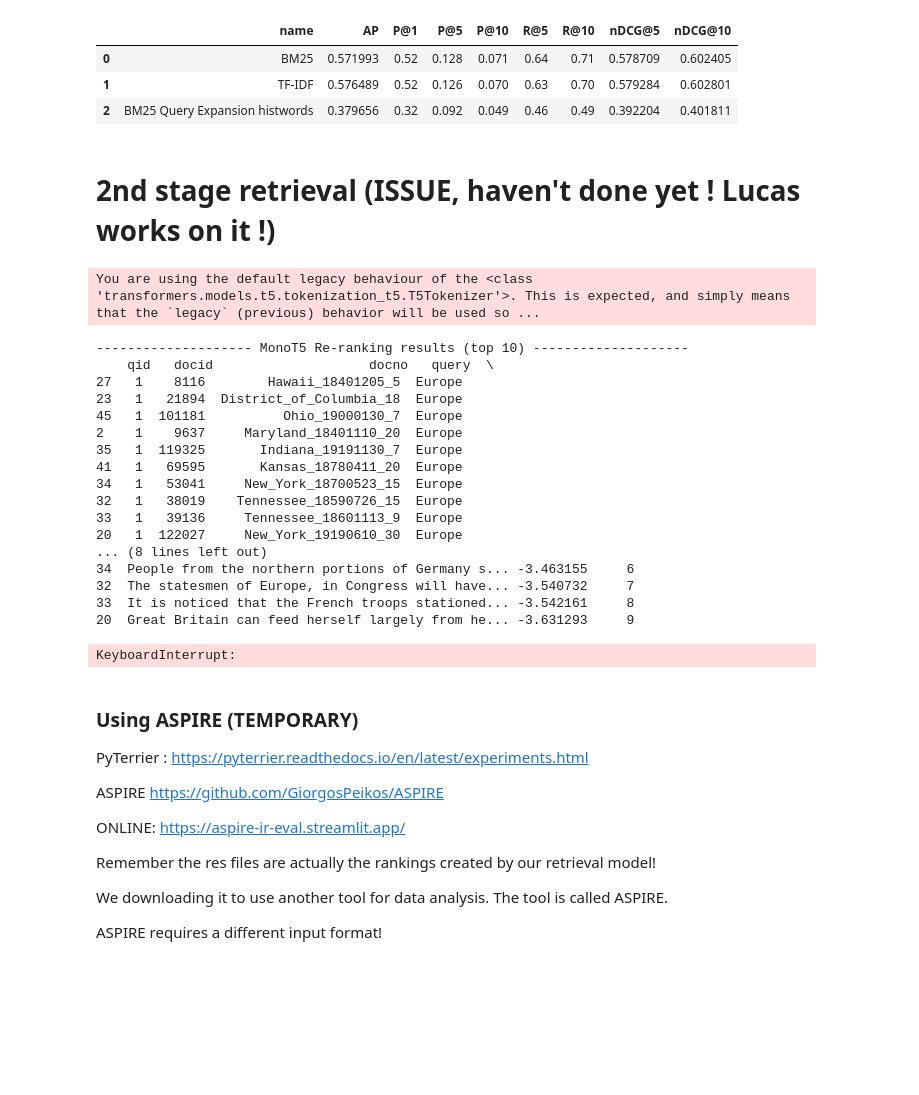
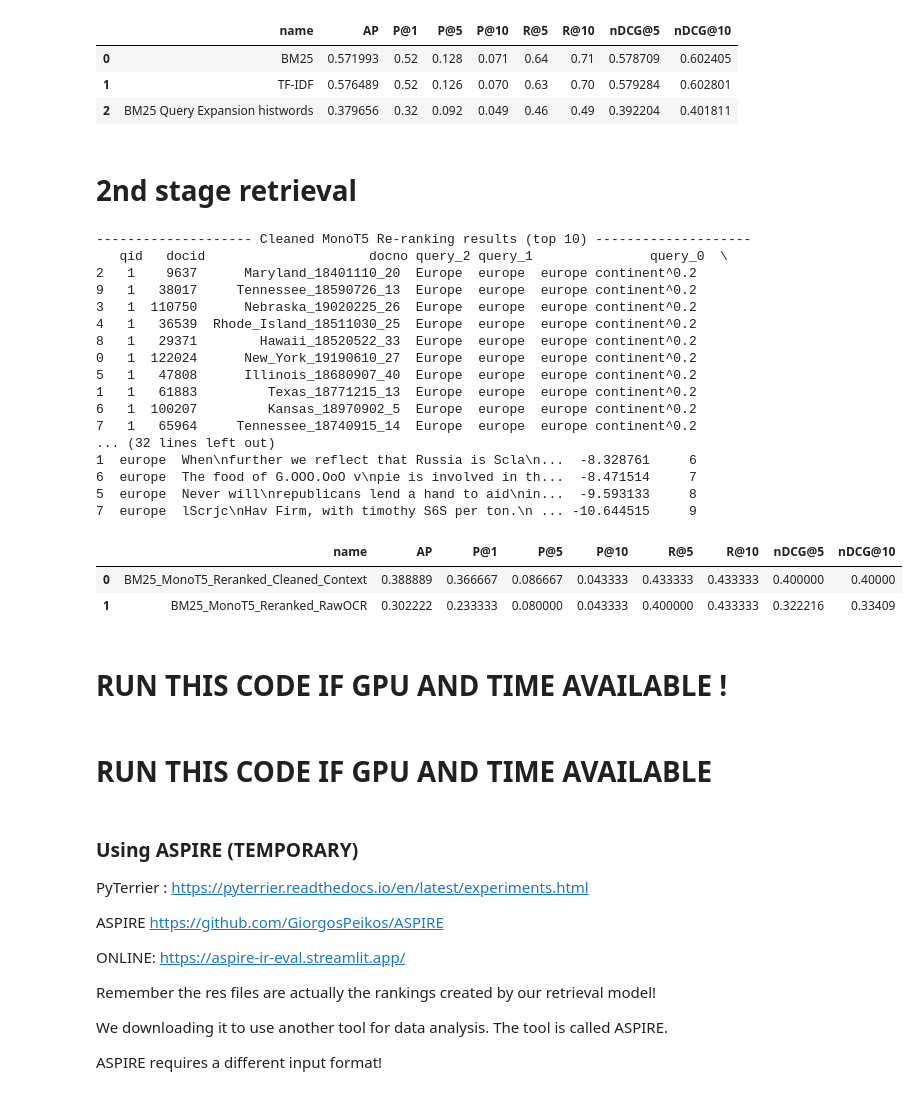
Before and after one commit to OmerSherman/IRProject, a Jupyter notebook: Historical News Question Answering.ipynb, the cells around one changed output. Cells and saved outputs as stored; diff of their text form; code cells hidden in the pictures; blank space fills up the shorter version.

```diff
--- a/Historical News Question Answering.ipynb
+++ b/Historical News Question Answering.ipynb
@@ -764,57 +711,76 @@ experiment_results.to_csv("experiment_results_all_queries.csv", index=False)
 | 1 | TF-IDF | 0.576489 | 0.52 | 0.126 | 0.070 | 0.63 | 0.70 | 0.579284 | 0.602801 |
 | 2 | BM25 Query Expansion histwords | 0.379656 | 0.32 | 0.092 | 0.049 | 0.46 | 0.49 | 0.392204 | 0.401811 |
 # %% [markdown]
-# 2nd stage retrieval (ISSUE, haven't done yet ! Lucas works on it !)
+# 2nd stage retrieval
 # %%
 # Initialize MonoT5ReRanker
 monoT5_reranker = MonoT5ReRanker(batch_size=8)
+monoT5_cleaned_reranker = (
+    query_pipeline
+    >> bm25_1st_stage_retrieval
+    >> pt.text.get_text(index, "context")
+    >> pt.apply.generic(lambda df: df.rename(columns={'context': 'text'}))
+    >> monoT5_reranker
+)
 
-monoT5_pipeline = bm25_1st_stage_retrieval >> pt.text.get_text(index, 'text') >> monoT5_reranker
+# Correction pour l'OCR brut
+monoT5_raw_ocr_reranker = (
+    query_pipeline
+    >> bm25_1st_stage_retrieval
+    >> pt.text.get_text(index, "raw_ocr")
+    >> pt.apply.generic(lambda df: df.rename(columns={'raw_ocr': 'text'}))
+    >> monoT5_reranker
+)
 
 query = "Europe"
-monoT5_results = monoT5_pipeline.search(query)
-print('-------------------- MonoT5 Re-ranking results (top 10) --------------------\n', monoT5_results.head(10))
+monoT5_cleaned_results = monoT5_cleaned_reranker.search(query)
+monoT5_raw_ocr_results = monoT5_raw_ocr_reranker.search(query)
+print('-------------------- Cleaned MonoT5 Re-ranking results (top 10) --------------------\n', monoT5_cleaned_results.head(10))
+print('-------------------- OCR MonoT5 Re-ranking results (top 10) --------------------\n', monoT5_raw_ocr_results.head(10))
 # %% [output]
-You are using the default legacy behaviour of the <class 'transformers.models.t5.tokenization_t5.T5Tokenizer'>. This is expected, and simply means that the `legacy` (previous) behavior will be used so ...
+-------------------- Cleaned MonoT5 Re-ranking results (top 10) --------------------
+   qid   docid                     docno query_2 query_1               query_0  \
+2   1    9637      Maryland_18401110_20  Europe  europe  europe continent^0.2
+9   1   38017     Tennessee_18590726_13  Europe  europe  europe continent^0.2
+3   1  110750      Nebraska_19020225_26  Europe  europe  europe continent^0.2
+4   1   36539  Rhode_Island_18511030_25  Europe  europe  europe continent^0.2
+8   1   29371        Hawaii_18520522_33  Europe  europe  europe continent^0.2
+0   1  122024      New_York_19190610_27  Europe  europe  europe continent^0.2
+5   1   47808      Illinois_18680907_40  Europe  europe  europe continent^0.2
+1   1   61883         Texas_18771215_13  Europe  europe  europe continent^0.2
+6   1  100207         Kansas_18970902_5  Europe  europe  europe continent^0.2
+7   1   65964     Tennessee_18740915_14  Europe  europe  europe continent^0.2
+... (32 lines left out)
+1  europe  When\nfurther we reflect that Russia is Scla\n...  -8.328761     6
+6  europe  The food of G.OOO.OoO v\npie is involved in th...  -8.471514     7
+5  europe  Never will\nrepublicans lend a hand to aid\nin...  -9.593133     8
+7  europe  lScrjc\nHav Firm, with timothy S6S per ton.\n ... -10.644515     9
--------------------- MonoT5 Re-ranking results (top 10) --------------------
-    qid   docid                    docno   query  \
-27   1    8116        Hawaii_18401205_5  Europe
-23   1   21894  District_of_Columbia_18  Europe
-45   1  101181          Ohio_19000130_7  Europe
-2    1    9637     Maryland_18401110_20  Europe
-35   1  119325       Indiana_19191130_7  Europe
-41   1   69595       Kansas_18780411_20  Europe
-34   1   53041     New_York_18700523_15  Europe
-32   1   38019    Tennessee_18590726_15  Europe
-33   1   39136     Tennessee_18601113_9  Europe
-20   1  122027     New_York_19190610_30  Europe
-... (8 lines left out)
-34  People from the northern portions of Germany s... -3.463155     6
-32  The statesmen of Europe, in Congress will have... -3.540732     7
-33  It is noticed that the French troops stationed... -3.542161     8
-20  Great Britain can feed herself largely from he... -3.631293     9
 # %%
 # Prepare queries_df and qrels_df as before (assuming 'queries' and 'qrels' are defined globally)
 queries_df = pd.DataFrame(queries)
 qrels_df = pd.DataFrame(qrels)
 
 queries_df = queries_df.rename(columns={"query_id": "qid", "question": "query"})
 qrels_df = qrels_df.rename(columns={"query_id": "qid", "para_id": "docno"})
 
-num_queries_subset = 100
+num_queries_subset = 30
 
 queries_subset_df = queries_df.head(num_queries_subset)
 qrels_subset_df = qrels_df[qrels_df['qid'].isin(queries_subset_df['qid'])].copy()
 
 experiment_results_monoT5 = pt.Experiment(
-    [monoT5_pipeline],
+    [monoT5_cleaned_reranker,monoT5_raw_ocr_reranker],
     queries_subset_df, # Use the subset of queries
     qrels_subset_df,   # Use the filtered qrels for the subset
     [P@1, P@5, P@10, R@5, R@10, nDCG@5, nDCG@10, MAP],
-    names=["BM25_MonoT5_Reranked"]
+    names=["BM25_MonoT5_Reranked_Cleaned_Context", "BM25_MonoT5_Reranked_RawOCR"]
 )
 
 display(experiment_results_monoT5)
 # %% [output]
-KeyboardInterrupt:
+|  | name | AP | P@1 | P@5 | P@10 | R@5 | R@10 | nDCG@5 | nDCG@10 |
+| 0 | BM25_MonoT5_Reranked_Cleaned_Context | 0.388889 | 0.366667 | 0.086667 | 0.043333 | 0.433333 | 0.433333 | 0.400000 | 0.40000 |
+| 1 | BM25_MonoT5_Reranked_RawOCR | 0.302222 | 0.233333 | 0.080000 | 0.043333 | 0.400000 | 0.433333 | 0.322216 | 0.33409 |
+# %% [markdown]
+# RUN THIS CODE IF GPU AND TIME AVAILABLE !
 # %%
@@ -924,4 +902,6 @@ experiment_results_llm = pt.Experiment(
 )
 
 display(experiment_results_llm)
+# %% [markdown]
+# RUN THIS CODE IF GPU AND TIME AVAILABLE
 # %%
```
Also changed, not shown: parts of 27 cells of this notebook.
